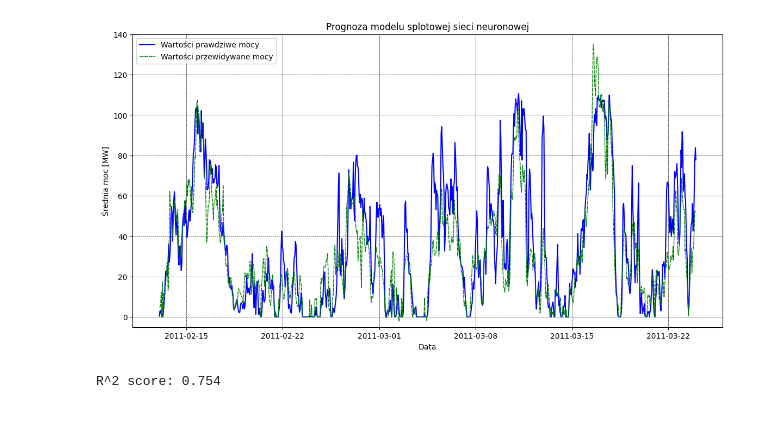
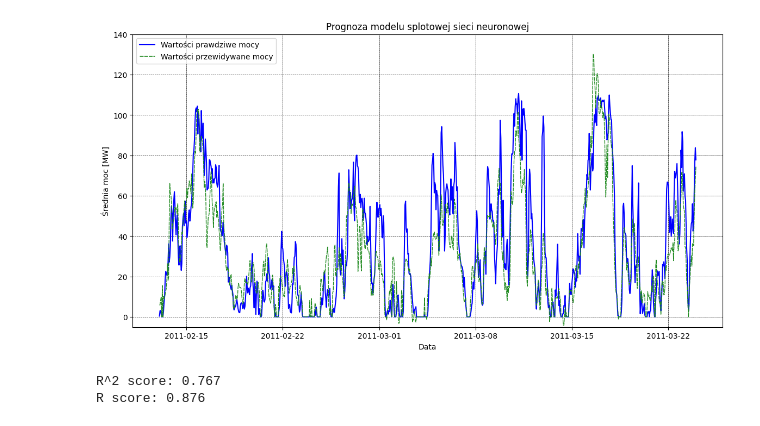
Before and after one commit to Dawidemm/wind-farm-power-forecasting, a Jupyter notebook: ForecastingTensorflowCNN.ipynb, the cells around one changed output. Cells and saved outputs as stored; diff of their text form; code cells hidden in the pictures.

```diff
--- a/ForecastingTensorflowCNN.ipynb
+++ b/ForecastingTensorflowCNN.ipynb
@@ -34,9 +33,9 @@ model.add(Dense(units=64, activation='relu'))
 model.add(Dense(units=32, activation='relu'))
 model.add(Dense(units=1))
 # %%
-model.compile(optimizer=Adam(0.000125), loss='mse')
+model.compile(optimizer=Adam(0.000075), loss='mse')
 # %%
-early_stopping = EarlyStopping(monitor='val_loss', patience=20, verbose=1)
+early_stopping = EarlyStopping(monitor='loss', patience=5, verbose=1)
 # %%
-model.fit(train_dataset[0], train_dataset[1], epochs=5000, validation_data=(val_dataset[0], val_dataset[1]), callbacks=[early_stopping], batch_size=8)
+model.fit(train_dataset[0], train_dataset[1], epochs=10000, validation_data=(val_dataset[0], val_dataset[1]), callbacks=[early_stopping], batch_size=8)
 # %% [output]
@@ -61,3 +60,3 @@ KeyboardInterrupt:
 # %%
-predictions = model.predict(test_dataset)[:,0]
+predictions = model.predict(test_dataset[0])[:,0]
 # %% [output]
@@ -67,22 +65,23 @@ WARNING:tensorflow:Layers in a Sequential model should only have a single input
 test_power_to_mega = test_dataset[1]/(10**6)
 predictions_to_mega = predictions/(10**6)
 # %%
-plt.style.use('default')
-plt.plot(dataset.date_time[int(dataset.lenght * 0.9):], test_power_to_mega, color='blue', label='Wartości prawdziwe mocy', linewidth=1.5)
-plt.plot(dataset.date_time[int(dataset.lenght * 0.9):], predictions_to_mega, color='green', linestyle=(0, (5, 1)), label='Wartości przewidywane mocy', linewidth=1)
+plt.plot(dataset.date_time[int(dataset.lenght * 0.9):], test_dataset[1]/(10**6), color='blue', label='Wartości prawdziwe mocy', linewidth=1.5)
+plt.plot(dataset.date_time[int(dataset.lenght * 0.9):], predictions/(10**6), color='forestgreen', linestyle=(0, (5, 1)), label='Wartości przewidywane mocy', linewidth=1)
 fig = plt.gcf()
 fig = fig.set_size_inches(14,7)
+plt.ylim([-5, 140])
 plt.ticklabel_format(axis='y', style='plain')
+plt.grid(color='k', linewidth=0.5, linestyle='--')
 plt.title('Prognoza modelu splotowej sieci neuronowej')
 plt.xlabel('Data')
 plt.ylabel('Średnia moc [MW]')
-plt.ylim([-5, 140])
-plt.grid(color='k', linewidth=0.5, linestyle='--')
 plt.legend(loc='best')
 plt.show()
 # %% [output]
-[figure, old version]
+[figure, new version]
 # %%
 print(f'R^2 score: {round(r2_score(test_dataset[1], predictions), 3)}')
+print(f'R score: {round(np.sqrt(r2_score(test_dataset[1], predictions)), 3)}')
 # %% [output]
-R^2 score: 0.754
+R^2 score: 0.767
+R score: 0.876
```
Also changed, not shown: parts of 4 cells of this notebook.
